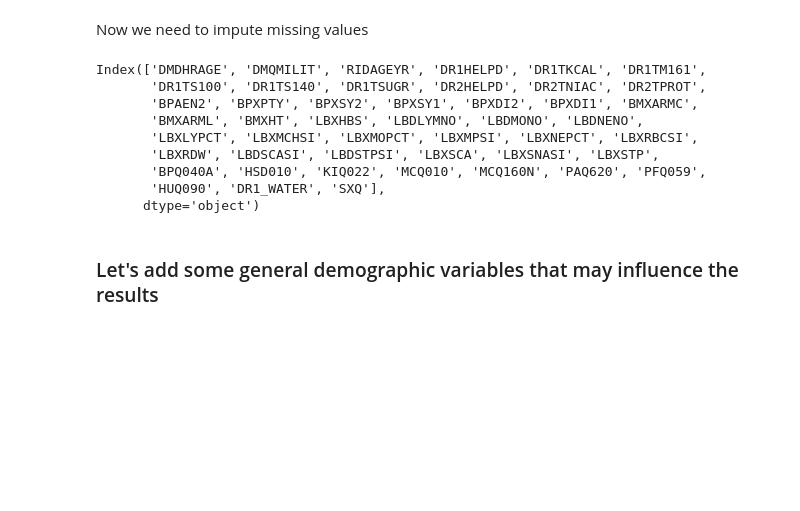
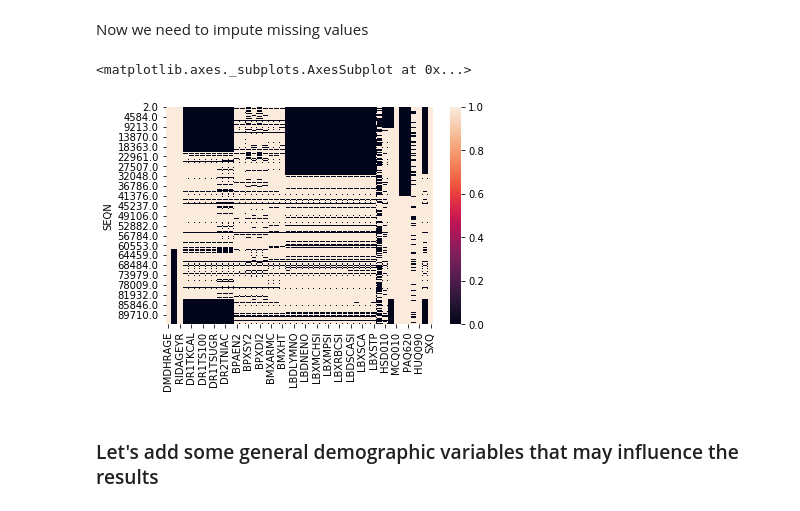
Before and after one commit to apashch/CancerPrediction, a Jupyter notebook: Feature Engneering.ipynb, the cells around one changed output. Saved outputs shown, nothing was run; the diff lists cells and outputs as text; code cells hidden in the pictures; blank space fills up the shorter version.

```diff
--- a/Feature Engneering.ipynb
+++ b/Feature Engneering.ipynb
@@ -165,16 +165,10 @@ Now we need to impute missing values
 #imputed_training=mice(selected)
 # %%
 selected.columns
+sns.heatmap(~selected.isnull())
 # %% [output]
-Index(['DMDHRAGE', 'DMQMILIT', 'RIDAGEYR', 'DR1HELPD', 'DR1TKCAL', 'DR1TM161',
-       'DR1TS100', 'DR1TS140', 'DR1TSUGR', 'DR2HELPD', 'DR2TNIAC', 'DR2TPROT',
-       'BPAEN2', 'BPXPTY', 'BPXSY2', 'BPXSY1', 'BPXDI2', 'BPXDI1', 'BMXARMC',
-       'BMXARML', 'BMXHT', 'LBXHBS', 'LBDLYMNO', 'LBDMONO', 'LBDNENO',
-       'LBXLYPCT', 'LBXMCHSI', 'LBXMOPCT', 'LBXMPSI', 'LBXNEPCT', 'LBXRBCSI',
-       'LBXRDW', 'LBDSCASI', 'LBDSTPSI', 'LBXSCA', 'LBXSNASI', 'LBXSTP',
-       'BPQ040A', 'HSD010', 'KIQ022', 'MCQ010', 'MCQ160N', 'PAQ620', 'PFQ059',
-       'HUQ090', 'DR1_WATER', 'SXQ'],
-      dtype='object')
+<matplotlib.axes._subplots.AxesSubplot at 0x...>
+[figure, added]
 # %%
 selected_nona = selected.fillna(selected.median())
 selected_nona.to_pickle("selected_features2.pkl")
```
Also changed, not shown: 3 other files.
